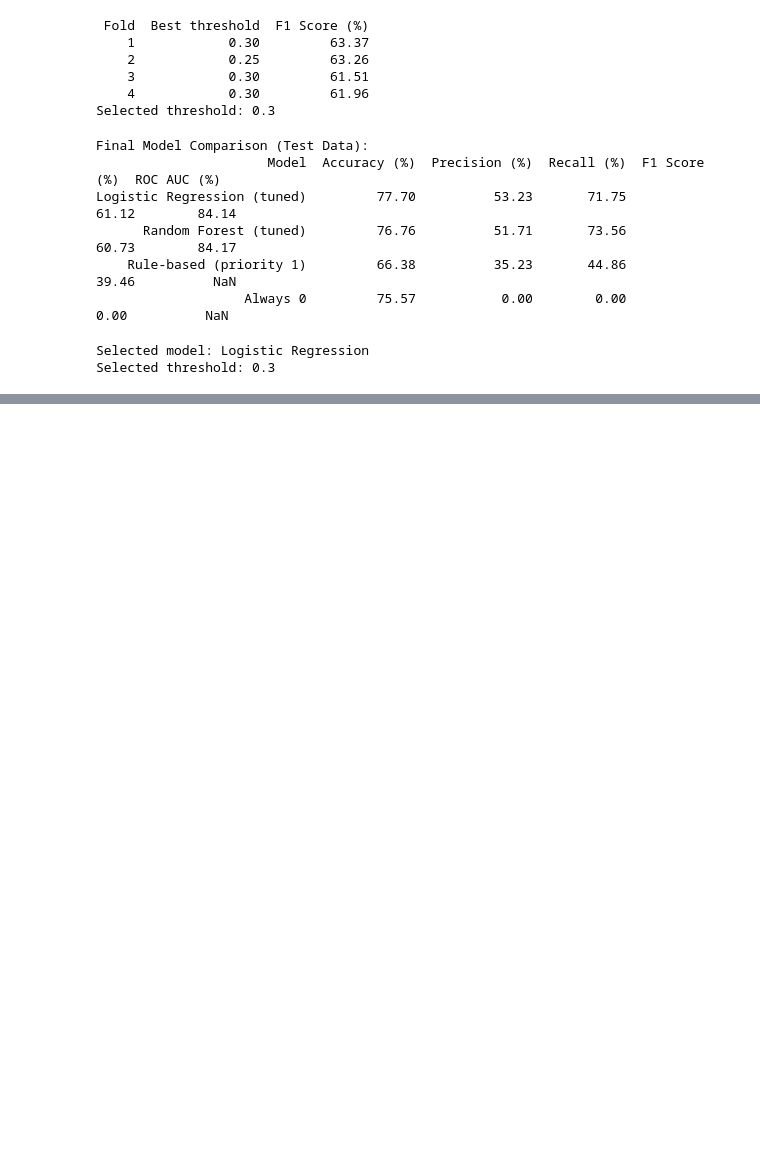
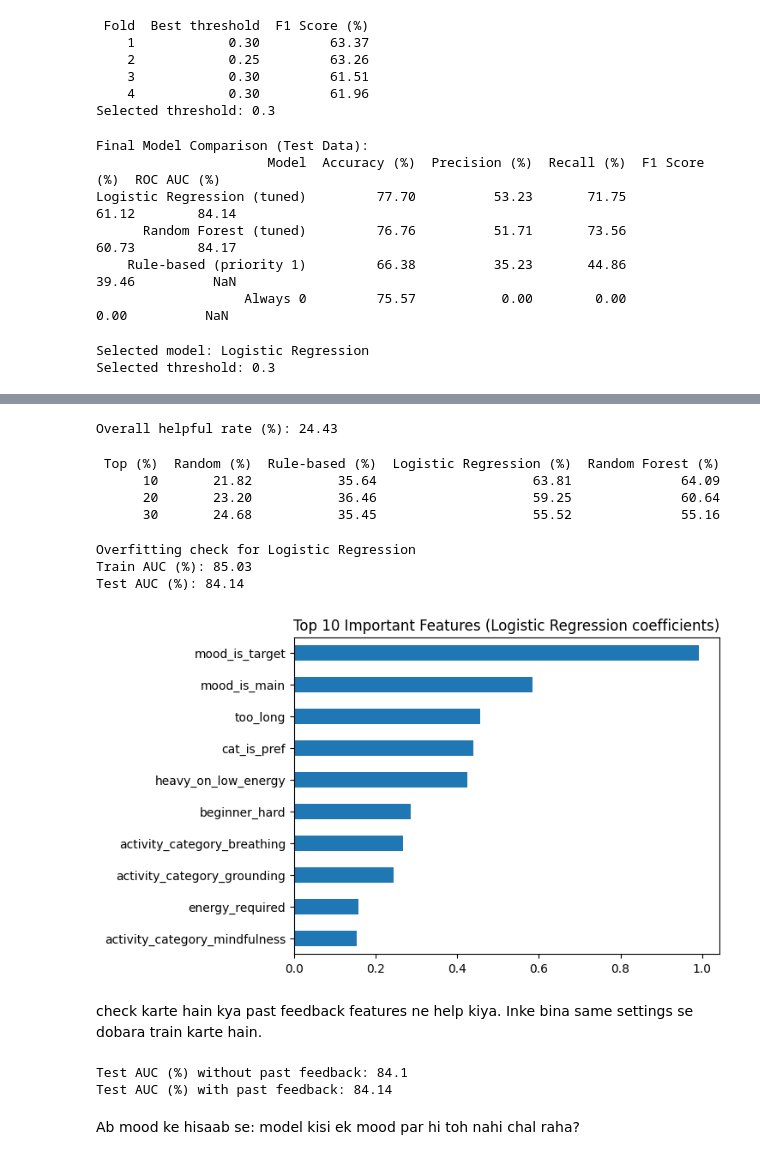
Before and after one commit to imsomya22092005-bot/Mindora, a Jupyter notebook: personalized_suggestion/personalized_coping_recommendation_model.ipynb, the cells around one changed output, grey strips where cells are left out. Drawn from its saved outputs; the diff is of its cells as text; code cells hidden in the pictures; blank space fills up the shorter version.

Commit message:
evaluation and feature importance

```diff
--- a/personalized_suggestion/personalized_coping_recommendation_model.ipynb
+++ b/personalized_suggestion/personalized_coping_recommendation_model.ipynb
@@ -1843,0 +1901,75 @@ Selected threshold: 0.3
+# %%
+rng = np.random.default_rng(0)
+top_df = rule_test.copy()
+top_df["random_score"] = rng.random(len(top_df))
+top_df["rule_score"] = (4 - top_df["priority"]).fillna(0) + rng.random(len(top_df)) * 0.1
+top_df["lr_score"] = test_proba["Logistic Regression"]
+top_df["rf_score"] = test_proba["Random Forest"]
+print("Overall helpful rate (%):", round(top_df["helpful"].mean() * 100, 2))
+# %% [output]
+Overall helpful rate (%): 24.43
+# %%
+top_rows = []
+for fraction in [0.1, 0.2, 0.3]:
+    k = int(len(top_df) * fraction)
+    top_rows.append({
+        "Top (%)": int(fraction * 100),
+        "Random (%)": round(top_df.nlargest(k, "random_score")["helpful"].mean() * 100, 2),
+        "Rule-based (%)": round(top_df.nlargest(k, "rule_score")["helpful"].mean() * 100, 2),
+        "Logistic Regression (%)": round(top_df.nlargest(k, "lr_score")["helpful"].mean() * 100, 2),
+        "Random Forest (%)": round(top_df.nlargest(k, "rf_score")["helpful"].mean() * 100, 2)
+    })
+print(pd.DataFrame(top_rows).to_string(index=False))
+# %% [output]
+ Top (%)  Random (%)  Rule-based (%)  Logistic Regression (%)  Random Forest (%)
+      10       21.82           35.64                    63.81              64.09
+      20       23.20           36.46                    59.25              60.64
+      30       24.68           35.45                    55.52              55.16
+# %%
+train_auc_final = roc_auc_score(y_train, selected_model.predict_proba(X_train)[:, 1])
+test_auc_final = roc_auc_score(y_test, selected_proba)
+print("Overfitting check for", final_name)
+print("Train AUC (%):", round(train_auc_final * 100, 2))
+print("Test AUC (%):", round(test_auc_final * 100, 2))
+# %% [output]
+Overfitting check for Logistic Regression
+Train AUC (%): 85.03
+Test AUC (%): 84.14
+# %%
+feature_names = [
+    n.replace("num__", "").replace("cat__", "")
+    for n in selected_model.named_steps["preprocessing"].get_feature_names_out()
+]
+if final_name == "Random Forest":
+    importance = selected_model.named_steps["model"].feature_importances_
+    importance_title = "Top 10 Important Features (Random Forest)"
+else:
+    importance = np.abs(selected_model.named_steps["model"].coef_[0])
+    importance_title = "Top 10 Important Features (Logistic Regression coefficients)"
+importance_series = pd.Series(importance, index=feature_names).sort_values(ascending=False)
+importance_series.head(10).sort_values().plot(kind="barh", title=importance_title)
+plt.show()
+# %% [output]
+[figure, added]
+# %% [markdown]
+ check karte hain kya past feedback features ne help kiya. Inke bina same settings se dobara train karte hain.
+# %%
+past_features = ["user_past_count", "user_past_rate", "user_cat_past_rate"]
+num_cols_without = [c for c in num_cols if c not in past_features]
+preprocessor_without = ColumnTransformer([
+    ("num", StandardScaler(), num_cols_without),
+    ("cat", OneHotEncoder(handle_unknown="ignore"), cat_cols)
+])
+pipeline_without = Pipeline([
+    ("preprocessing", preprocessor_without),
+    ("model", clone(selected_model.named_steps["model"]))
+])
+pipeline_without.fit(X_train[cat_cols + num_cols_without], y_train)
+auc_without = roc_auc_score(y_test, pipeline_without.predict_proba(X_test[cat_cols + num_cols_without])[:, 1])
+print("Test AUC (%) without past feedback:", round(auc_without * 100, 2))
+print("Test AUC (%) with past feedback:", round(test_auc_final * 100, 2))
+# %% [output]
+Test AUC (%) without past feedback: 84.1
+Test AUC (%) with past feedback: 84.14
+# %% [markdown]
+Ab mood ke hisaab se: model kisi ek mood par hi toh nahi chal raha?
```
Also changed, not shown: parts of 7 cells of this notebook.
